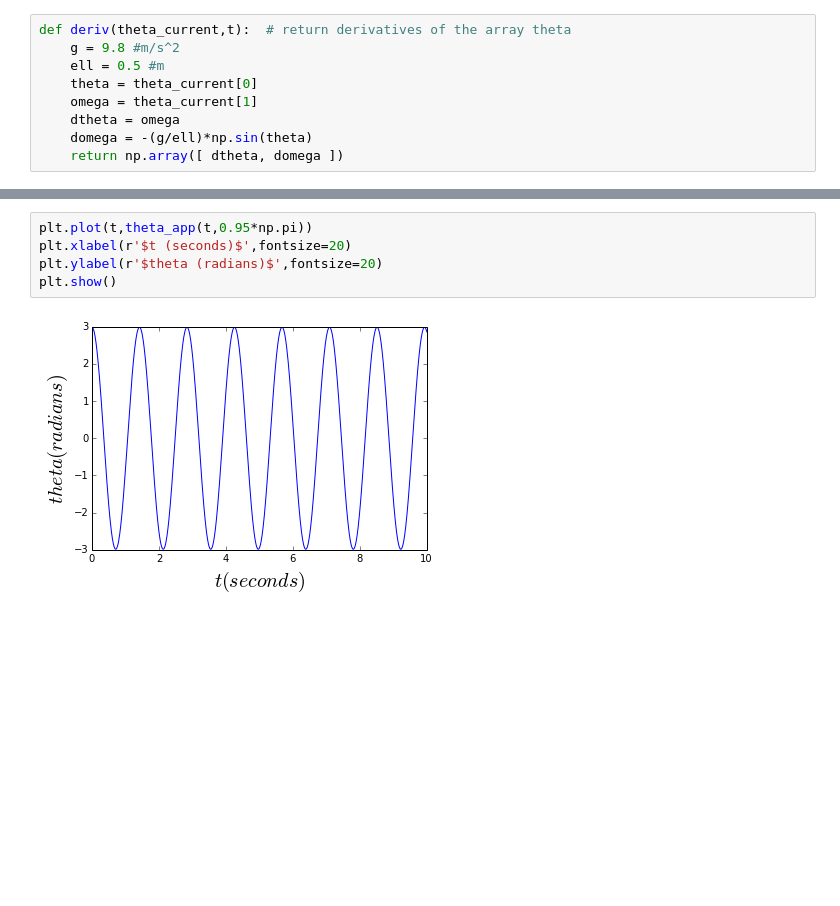
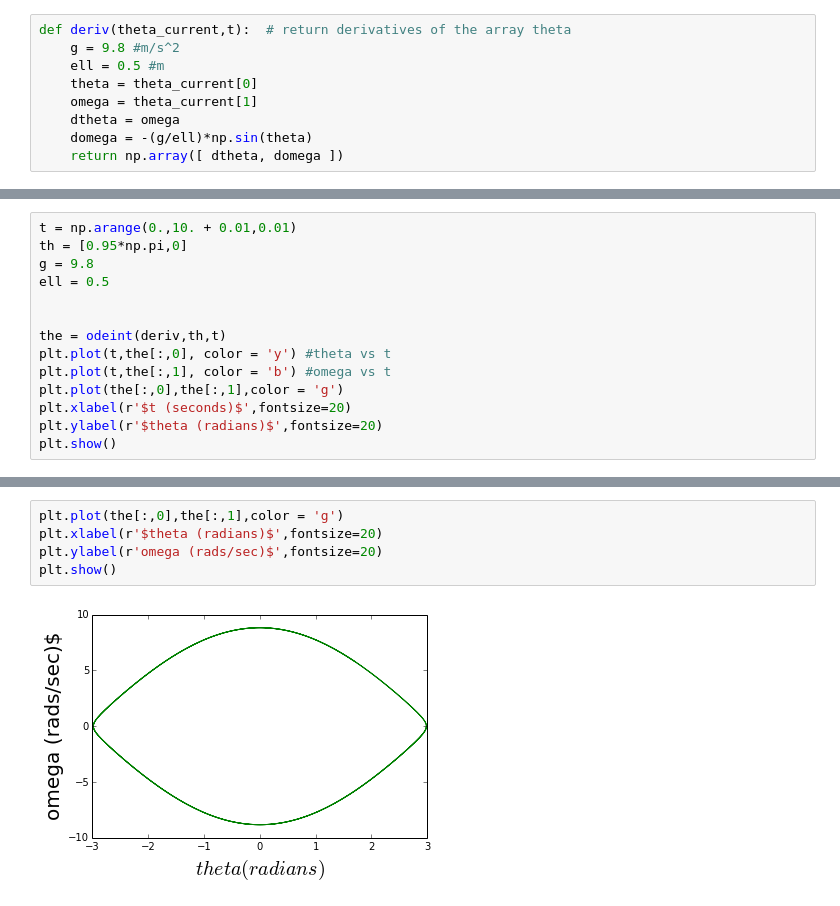
Before and after one commit to kjarment/PHYS202S14, a Jupyter notebook: SciPy/ODEExcercises.ipynb, the cells around one changed output, grey strips where cells are left out. Cells and saved outputs as stored; diff of their text form; blank space fills up the shorter version.

```diff
--- a/SciPy/ODEExcercises.ipynb
+++ b/SciPy/ODEExcercises.ipynb
@@ -37,0 +42,14 @@ plt.show()
+# %%
+t = np.arange(0.,10. + 0.01,0.01)
+th = [0.95*np.pi,0]
+g = 9.8
+ell = 0.5
+
+
+the = odeint(deriv,th,t)
+plt.plot(t,the[:,0], color = 'y') #theta vs t
+plt.plot(t,the[:,1], color = 'b') #omega vs t
+plt.plot(the[:,0],the[:,1],color = 'g')
+plt.xlabel(r'$t (seconds)$',fontsize=20)
+plt.ylabel(r'$theta (radians)$',fontsize=20)
+plt.show()
@@ -38,7 +58,7 @@ plt.show()
 # %%
-plt.plot(t,theta_app(t,0.95*np.pi))
-plt.xlabel(r'$t (seconds)$',fontsize=20)
-plt.ylabel(r'$theta (radians)$',fontsize=20)
+plt.plot(the[:,0],the[:,1],color = 'g')
+plt.xlabel(r'$theta (radians)$',fontsize=20)
+plt.ylabel(r'omega (rads/sec)$',fontsize=20)
 plt.show()
 # %% [output]
-[figure, old version]
+[figure, new version]
```
Also changed, not shown: parts of 17 cells of this notebook, 3 other files.
